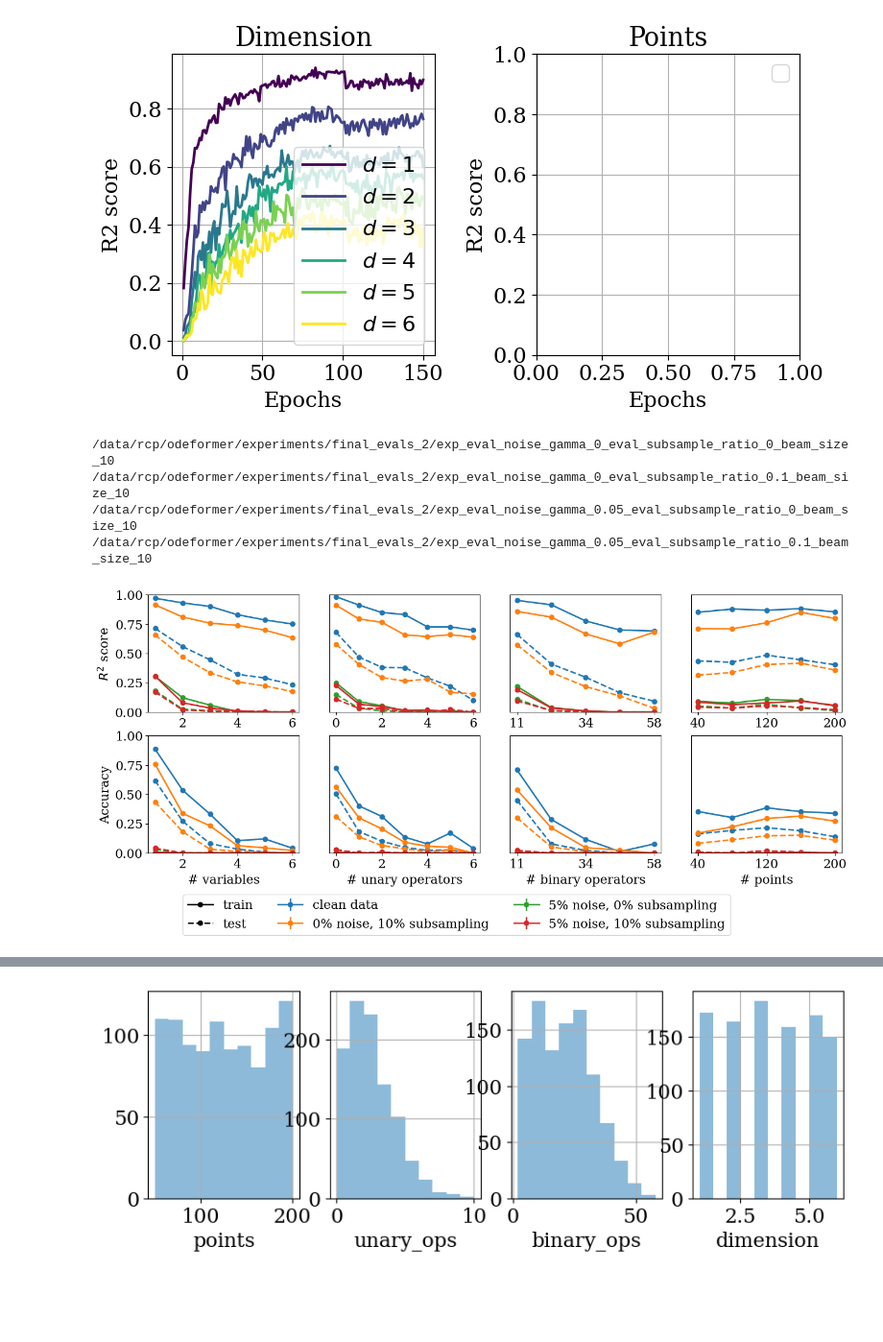
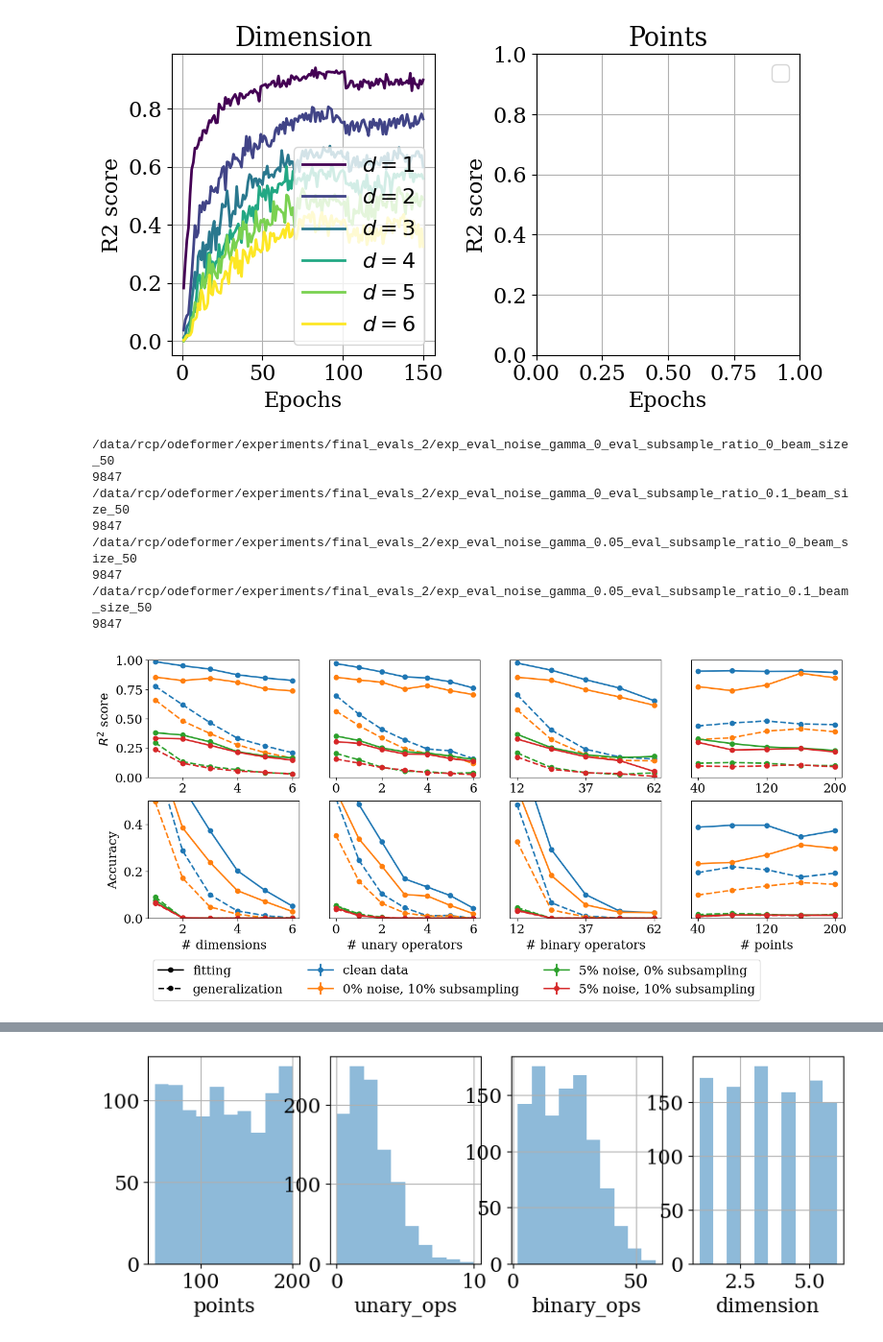
Before and after one commit to sdascoli/odeformer, a Jupyter notebook: tests.ipynb, the cells around one changed output, grey strips where cells are left out. Shown at 96% size. Drawn from its saved outputs; the diff is of its cells as text; code cells hidden in the pictures; blank space fills up the shorter version.

```diff
--- a/tests.ipynb
+++ b/tests.ipynb
@@ -53,8 +53,9 @@ paths = [
     #"masked"
     #"general"
     #"general_noise",
-    "no_subsampling"
+    #"no_subsampling"
     #"final_evals_2"
+    "paper"
        ]
 
 
@@ -200,7 +198,7 @@ No artists with labels found to put in legend.  Note that artists whose label st
 # %%
 metrics = {'r2_zero':'$R^2$ score', 'accuracy_l1_biggio': 'Accuracy'}#, 'term_difference':'Term difference'}#, 'accuracy_l1_biggio']
 #metrics = {'test_r2_zero':'$R^2$ score', 'test_accuracy_l1_biggio': 'Accuracy'}#, 'term_difference':'Term difference'}#, 'accuracy_l1_biggio']
-ablations = {'info_dimension':'# variables', 'info_n_unary_ops':'# unary operators', 'info_n_binary_ops': '# binary operators', 'info_n_points':'# points'}
+ablations = {'info_dimension':'# dimensions', 'info_n_unary_ops':'# unary operators', 'info_n_binary_ops': '# binary operators', 'info_n_points':'# points'}
 
 
 # plot r2_zero vs info_n_points
@@ -209,42 +207,51 @@ if len(metrics) == 1: axarr = [axarr]
 irun = 0
 for _, run in enumerate(runs[:]):
     args = run['args']
-    if args.beam_size!=10: continue
+    if args.beam_size!=50: continue
+    if args.eval_noise_gamma == .03: continue
     if args.eval_noise_gamma == 0 and args.eval_subsample_ratio == 0: label='clean data'
     else: label = f'{int(100*args.eval_noise_gamma)}% noise, {int(100*args.eval_subsample_ratio)}% subsampling'
     try:
         df = pd.read_csv(args.output_dir/'evals_all/eval_in_domain.csv')
     except:
         print("Skipped"); continue
     print(args.output_dir)
     df = df.drop(columns=['predicted_trees', 'trees'])
     df = df.query('info_n_unary_ops <7')
     k = 5# bin info_n_points into k bins
     for ablation in ['info_n_points', 'info_n_binary_ops']:
         df[ablation] = pd.cut(df[ablation], bins=k, labels=(np.arange(1,k+1)*df[ablation].max()/k).astype(int))
     for i, (metric, metric_name) in enumerate(metrics.items()):
         for j, (ablation, ablation_name) in enumerate(ablations.items()):
             std = 0#df.groupby(ablation)[metric].std()
             df.groupby(ablation)[metric].mean().plot(ax=axarr[i][j], marker='o', yerr=std, label=label, color=f'C{irun}')
             df.groupby(ablation)['test_'+metric].mean().plot(ax=axarr[i][j], marker='o', yerr=std, ls='--', color=f'C{irun}', label='')
-            axarr[i][j].set_ylim(0,1)
+            axarr[0][j].set_ylim(0,1)
+            axarr[1][j].set_ylim(0,.5)
             if j>0: axarr[i][j].set_yticks([])
             #axarr[i,j].set_xscale('log')
             axarr[i][j].grid(False)
             axarr[i][j].set_xlabel("")
             axarr[-1][j].set_xlabel(ablation_name)
             axarr[i][0].set_ylabel(metric_name)
+    print(len(df))
     irun += 1
 
-axarr[-1][-1].plot([],[], marker='o', color='k', label='train')
-axarr[-1][-1].plot([],[], marker='o', color='k', label='test', ls='--')
-plt.legend(bbox_to_anchor=(0.3,-0.3), ncol=3)
+axarr[-1][-1].plot([],[], marker='o', color='k', label='fitting')
+axarr[-1][-1].plot([],[], marker='o', color='k', label='generalization', ls='--')
+plt.legend(bbox_to_anchor=(0.5,-0.3), ncol=3)
+# legend not appearing in figure ! fix:
+
 plt.tight_layout()
-plt.savefig(savedir+'acc_vs_info.pdf')
+plt.savefig(savedir+'acc_vs_info.pdf', bbox_inches='tight')
 plt.show()
 # %% [output]
-/data/rcp/odeformer/experiments/final_evals_2/exp_eval_noise_gamma_0_eval_subsample_ratio_0_beam_size_10
-/data/rcp/odeformer/experiments/final_evals_2/exp_eval_noise_gamma_0_eval_subsample_ratio_0.1_beam_size_10
-/data/rcp/odeformer/experiments/final_evals_2/exp_eval_noise_gamma_0.05_eval_subsample_ratio_0_beam_size_10
-/data/rcp/odeformer/experiments/final_evals_2/exp_eval_noise_gamma_0.05_eval_subsample_ratio_0.1_beam_size_10
+/data/rcp/odeformer/experiments/final_evals_2/exp_eval_noise_gamma_0_eval_subsample_ratio_0_beam_size_50
+9847
+/data/rcp/odeformer/experiments/final_evals_2/exp_eval_noise_gamma_0_eval_subsample_ratio_0.1_beam_size_50
+9847
+/data/rcp/odeformer/experiments/final_evals_2/exp_eval_noise_gamma_0.05_eval_subsample_ratio_0_beam_size_50
+9847
+/data/rcp/odeformer/experiments/final_evals_2/exp_eval_noise_gamma_0.05_eval_subsample_ratio_0.1_beam_size_50
+9847
-[figure, old version]
+[figure, new version]
```
Also changed, not shown: parts of 10 cells of this notebook, 5 other files.
